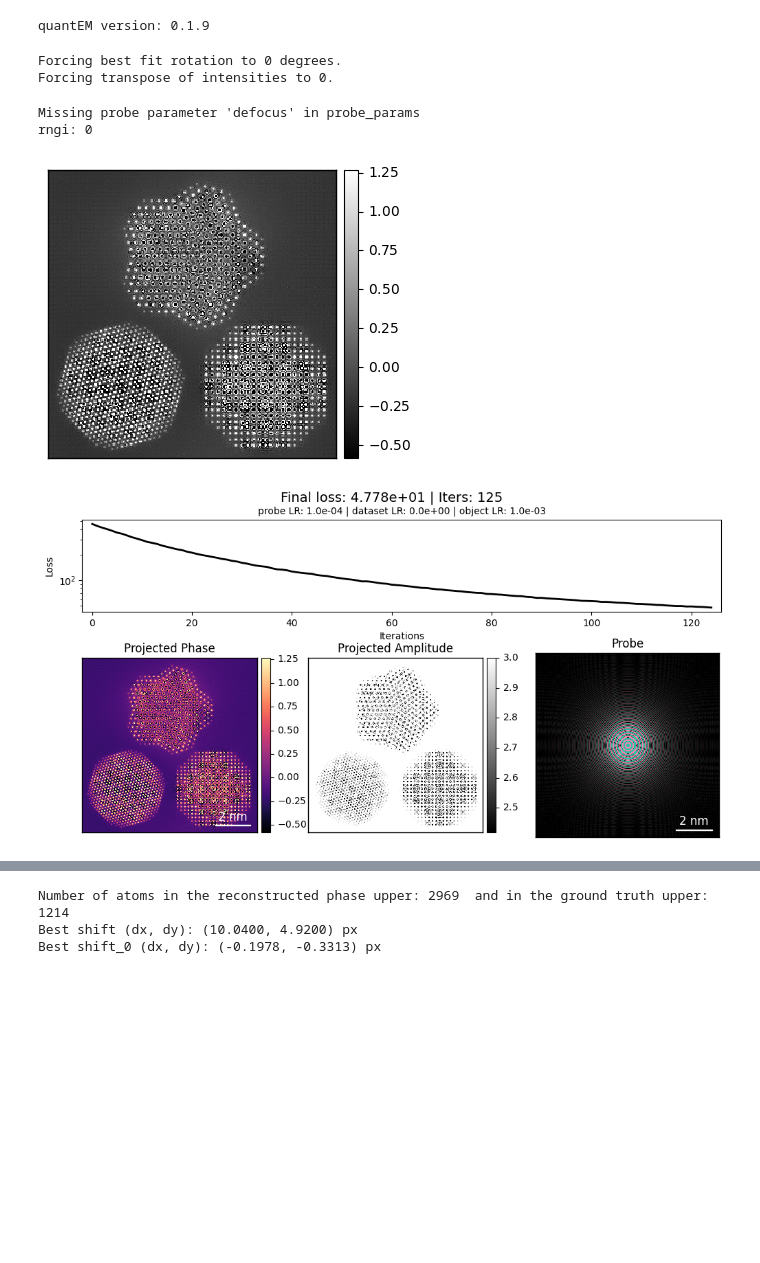
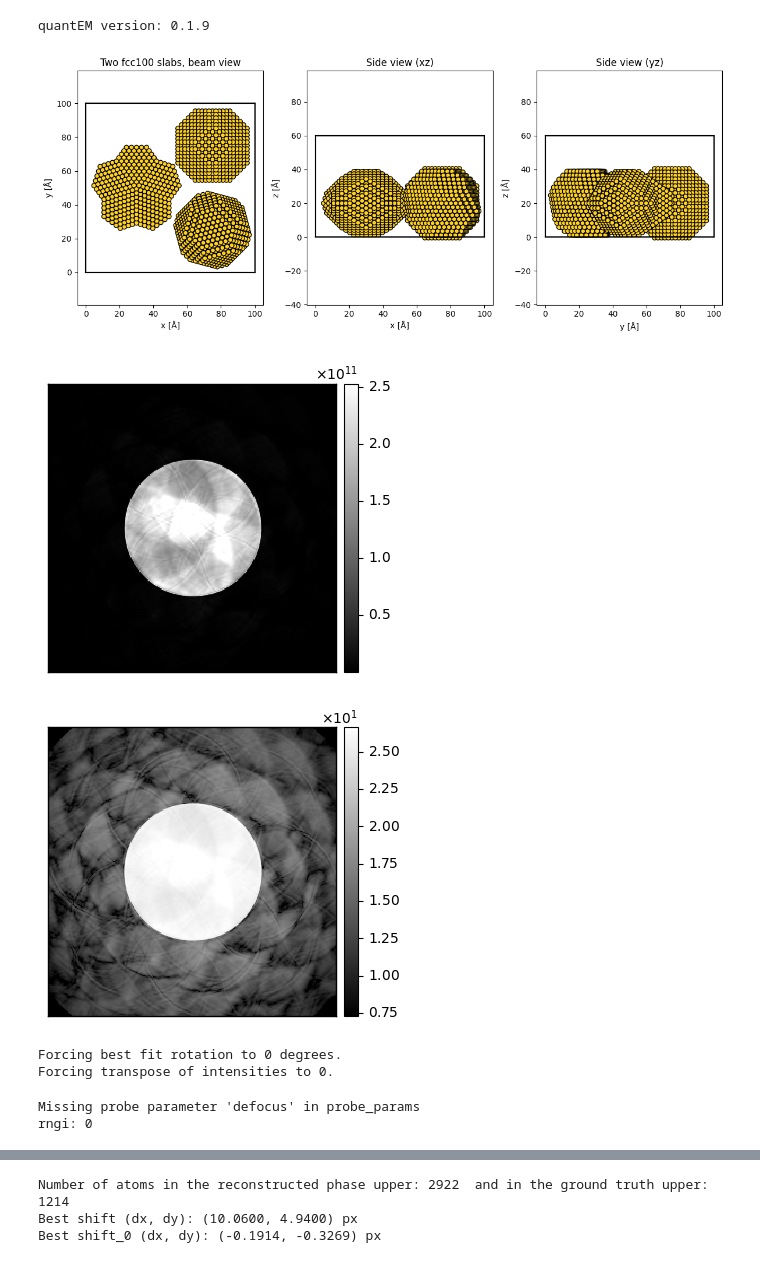
Before and after one commit to curiousbeams/willem-playground, a Jupyter notebook: files_failed_multislice_reconstruction/faceted_np_multislice_wrapping.ipynb, the cells around one changed output, grey strips where cells are left out. Saved outputs shown, nothing was run; the diff lists cells and outputs as text; code cells hidden in the pictures; blank space fills up the shorter version.

Commit message:
With the single slice cell ran to show the similarity between single and multi slice

```diff
--- a/files_failed_multislice_reconstruction/faceted_np_multislice_wrapping.ipynb
+++ b/files_failed_multislice_reconstruction/faceted_np_multislice_wrapping.ipynb
@@ -1007,15 +1007,15 @@ for dosei in [1e15, 1e6]:
                     writer.writerow(["rngi", "shift_x", "shift_y", "ncc_peak", "shift_x_0", 'shift_y_0', "registration_error"])
 
             rng = range(0, 1)
-            # atoms = generate_faceted_particles(vis=True, on_aC=on_aC)
-            # plt.show()
-            # potential, noisy_dataset = generate_potential(atoms, convergence_angle, gpts=gpts, dose=dose, pixels_in_diff_pattern=pixels_in_diff_pattern)
+            atoms = generate_faceted_particles(vis=True, on_aC=on_aC)
+            plt.show()
+            potential, noisy_dataset = generate_potential(atoms, convergence_angle, gpts=gpts, dose=dose, pixels_in_diff_pattern=pixels_in_diff_pattern)
 
-            # show_2d(noisy_dataset.array[32,32],cbar=True)
-            # plt.show()
-            # # noisy_dataset.array = np.where(noisy_dataset.array>=4, noisy_dataset.array,0)
-            # show_2d(noisy_dataset.array[32,32]**0.125,cbar=True)
-            # plt.show()
+            show_2d(noisy_dataset.array[32,32],cbar=True)
+            plt.show()
+            # noisy_dataset.array = np.where(noisy_dataset.array>=4, noisy_dataset.array,0)
+            show_2d(noisy_dataset.array[32,32]**0.125,cbar=True)
+            plt.show()
             ptycho_pix_1, pdset_1 = preprocess_set_multislice(noisy_dataset, convergence_angle, slices=slices, thickness=thickness, force_com_rotation=force_com_rotation)
 
 
@@ -1026,36 +1026,37 @@ for dosei in [1e15, 1e6]:
                 plt.show()
                 ptycho_pix_reconstruct_1.visualize()
                 potential_all = zoom(potential.array[0::1].sum(0), 0.5, order=4)
 
 
                 recon = np.angle(ptycho_pix_reconstruct_1.obj).sum(0)
                 positions_obj = recon.clip(np.percentile(recon,2), np.percentile(recon,99))
 
                 refined_positions_obj = count_atoms(positions_obj, threshold=thresh_hex, vis=False)
                 refined_positions_gt= count_atoms(potential_all, threshold=thresh_hex_gt)
 
                 print(f"Number of atoms in the reconstructed phase upper: {len(refined_positions_obj)}  and in the ground truth upper: {len(refined_positions_gt)}")
 
                 obj = ptycho_pix_reconstruct_1.obj[0]
 
                 save_object_image(obj, rngi, convergence_angle, results_dir, optimized=False, batch_size=batch_size, num_iters=num_iters, gpts=gpts)
 
                 image_shape = positions_obj.shape  # e.g. (256, 256)
 
                 shift, error, ncc_peak, shift_0, img_ref, img_mov, ncc_map = cross_correlate_point_clouds(
                     refined_positions_gt, refined_positions_obj, image_shape, sigma=1.0
                 )
                 print(f"Best shift (dx, dy): ({shift[0]:.4f}, {shift[1]:.4f}) px")
                 print(f"Best shift_0 (dx, dy): ({shift_0[0]:.4f}, {shift_0[1]:.4f}) px")
 
                 save_shift_result(rngi, shift, ncc_peak, shift_0, error, shift_csv_path_always)
 
                 xcorr_plot_path = os.path.join(results_dir, f"xcorr_conv{convergence_angle}_rng{rngi}_batchsize{batch_size}_iters{num_iters}_gpts{gpts}_upper.png")
                 plot_point_cloud_xcorr(img_ref, img_mov, shift, ncc_map, ncc_peak, save_path=xcorr_plot_path)
 # %% [output]
+[figure, new version]
+[figure, new version]
+[figure, added]
 Forcing best fit rotation to 0 degrees.
 Forcing transpose of intensities to 0.
 Missing probe parameter 'defocus' in probe_params
 rngi: 0
-[figure, old version]
-[figure, old version]
@@ -1062,4 +1065,4 @@ rngi: 0
-Number of atoms in the reconstructed phase upper: 2969  and in the ground truth upper: 1214
-Best shift (dx, dy): (10.0400, 4.9200) px
-Best shift_0 (dx, dy): (-0.1978, -0.3313) px
+Number of atoms in the reconstructed phase upper: 2922  and in the ground truth upper: 1214
+Best shift (dx, dy): (10.0600, 4.9400) px
+Best shift_0 (dx, dy): (-0.1914, -0.3269) px
 KeyboardInterrupt:
```
Also changed, not shown: parts of 3 cells of this notebook.
